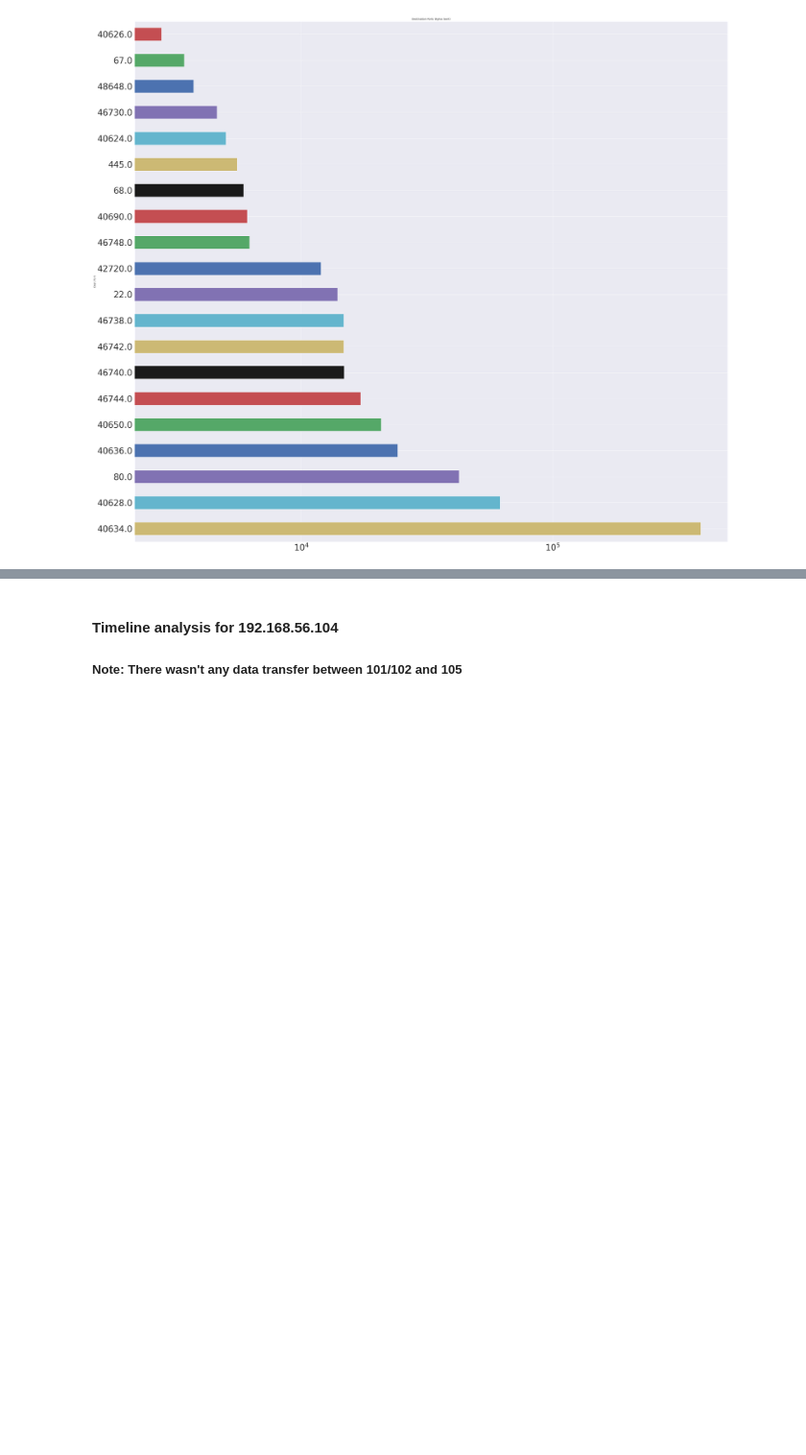
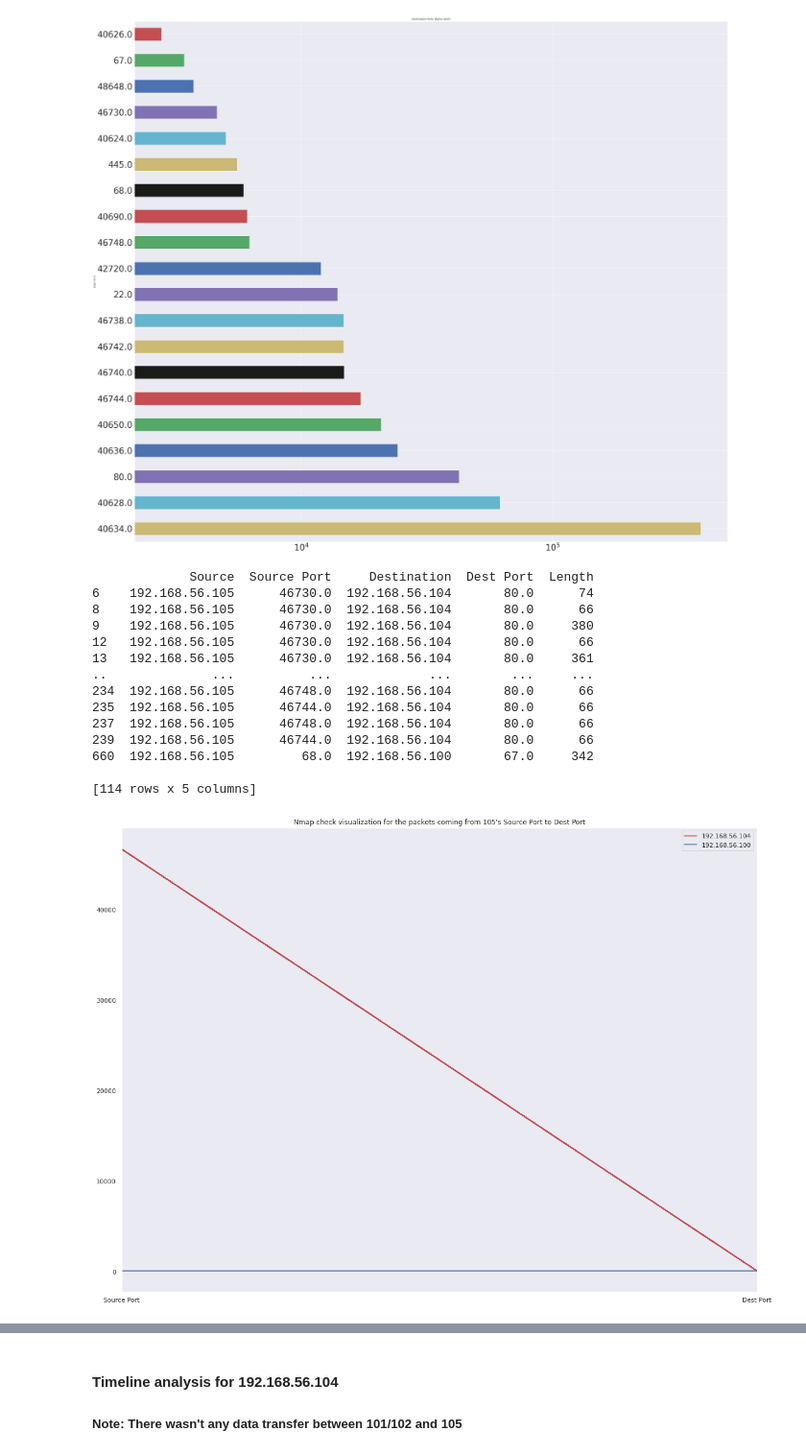
Before and after one commit to thespurgeo/ECE572Project, a Jupyter notebook: ECE572ProjectCode_benign.ipynb, the cells around one changed output, grey strips where cells are left out. Shown at 96% size. Saved outputs shown, nothing was run; the diff lists cells and outputs as text; code cells hidden in the pictures; blank space fills up the shorter version.

Commit message:
Added parallel_coordinate plot with 105 IP filter

```diff
--- a/ECE572ProjectCode_benign.ipynb
+++ b/ECE572ProjectCode_benign.ipynb
@@ -309,6 +309,36 @@ Dest Port
 Name: Length, dtype: int64
 <AxesSubplot:title={'center':'Destination Ports (Bytes Sent)'}, ylabel='Dest Port'>
 [figure]
+# %%
+from pandas.plotting import parallel_coordinates
+import matplotlib.pyplot as plt
+from matplotlib.pyplot import figure
+
+nmap_check_df = benign_df[(benign_df['Source'] == "192.168.56.105")]
+print(nmap_check_df[['Source', 'Source Port', 'Destination', 'Dest Port', 'Length']])
+
+
+figure(figsize=(20,15))
+plotting.parallel_coordinates(nmap_check_df, "Destination", cols=['Source Port', 'Dest Port'],
+                              color=('r', 'b', 'y', 'c', 'm', 'g', 'k'))
+plt.title('Nmap check visualization for the packets coming from 105\'s Source Port to Dest Port')
+plt.show()
+# %% [output]
+             Source  Source Port     Destination  Dest Port  Length
+6    192.168.56.105      46730.0  192.168.56.104       80.0      74
+8    192.168.56.105      46730.0  192.168.56.104       80.0      66
+9    192.168.56.105      46730.0  192.168.56.104       80.0     380
+12   192.168.56.105      46730.0  192.168.56.104       80.0      66
+13   192.168.56.105      46730.0  192.168.56.104       80.0     361
+..              ...          ...             ...        ...     ...
+234  192.168.56.105      46748.0  192.168.56.104       80.0      66
+235  192.168.56.105      46744.0  192.168.56.104       80.0      66
+237  192.168.56.105      46748.0  192.168.56.104       80.0      66
+239  192.168.56.105      46744.0  192.168.56.104       80.0      66
+660  192.168.56.105         68.0  192.168.56.100       67.0     342
+
+[114 rows x 5 columns]
+[figure, added]
 # %%
 from pandas.plotting import parallel_coordinates
 import matplotlib.pyplot as plt
```
Also changed, not shown: parts of 2 cells of this notebook.
